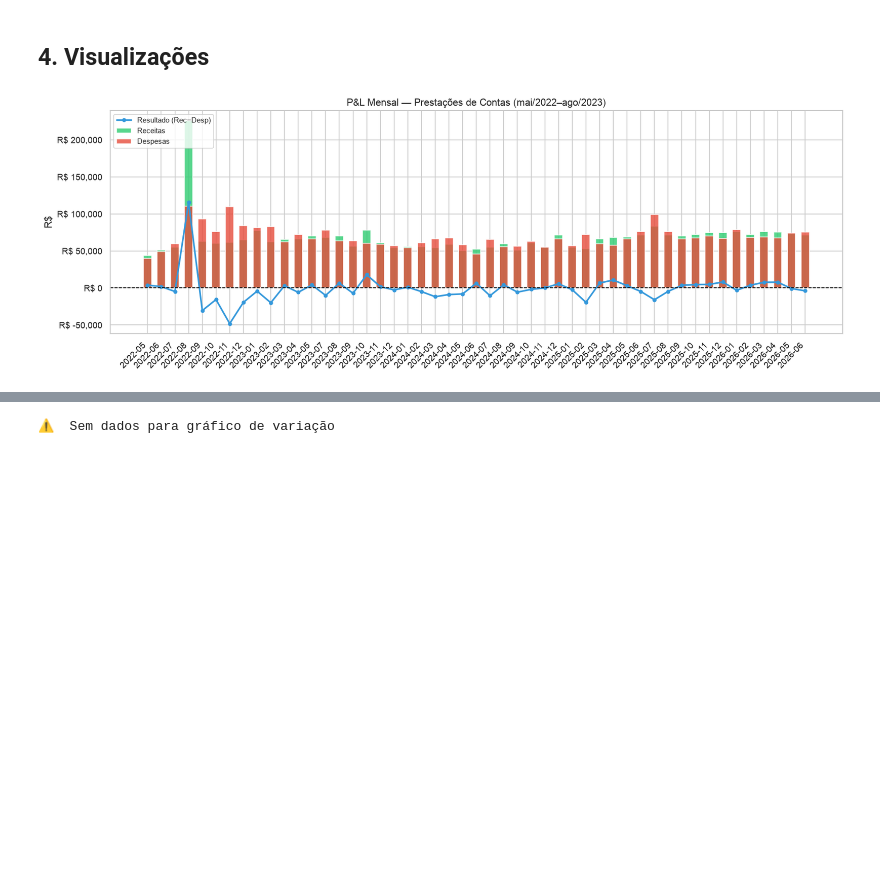
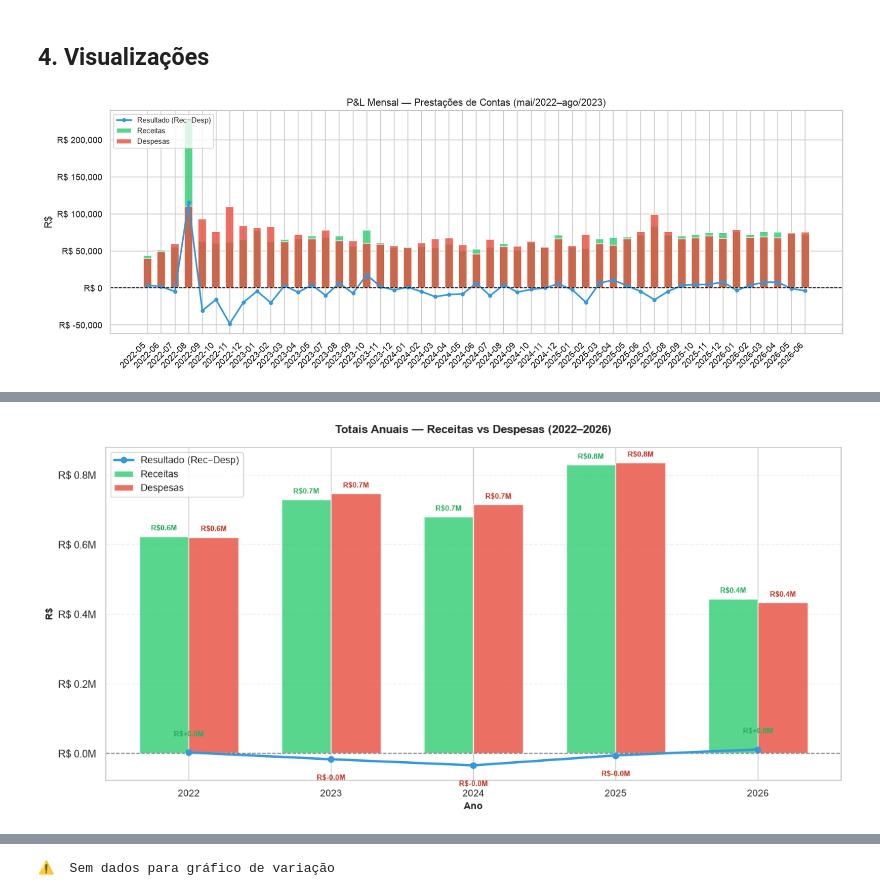
Before and after one commit to cgbas/anacondo, a Jupyter notebook: src/analise_prestacao_de_contas.ipynb, the cells around one changed output, grey strips where cells are left out. Saved outputs shown, nothing was run; the diff lists cells and outputs as text; code cells hidden in the pictures; blank space fills up the shorter version.

Commit message:
feat: consolidado anual

```diff
--- a/src/analise_prestacao_de_contas.ipynb
+++ b/src/analise_prestacao_de_contas.ipynb
@@ -403,0 +459,93 @@ plt.show()
+# %%
+# ── 4.2b Totais anuais — Receitas vs Despesas (2022-2026) ───────────────────
+
+# Extrair ano de mes_ano
+df_prest_copy = df_prest.copy()
+df_prest_copy["ano"] = df_prest_copy["mes_ano"].str[:4]
+
+# Agrupar por ano e tipo
+totais_anuais = (
+    df_prest_copy.groupby(["ano", "tipo"])["valor"]
+    .sum()
+    .unstack(fill_value=0)
+)
+
+# Normalizar nomes de colunas (podem ser "receita"/"despesa" ou "RECEITA"/"DESPESA")
+totais_anuais.columns = totais_anuais.columns.str.lower()
+
+# Calcular resultado anual
+totais_anuais["resultado"] = totais_anuais.get("receita", 0) - totais_anuais.get("despesa", 0)
+
+# Gráfico: barras agrupadas por ano + linha de resultado
+fig, ax = plt.subplots(figsize=(12, 6))
+
+x = np.arange(len(totais_anuais))
+width = 0.35
+
+barras_rec = ax.bar(x - width/2, totais_anuais.get("receita", 0), width,
+                     label="Receitas", color="#2ecc71", alpha=0.8)
+barras_desp = ax.bar(x + width/2, totais_anuais.get("despesa", 0), width,
+                      label="Despesas", color="#e74c3c", alpha=0.8)
+
+# Linha de resultado
+ax.plot(x, totais_anuais["resultado"], label="Resultado (Rec−Desp)",
+        color="#3498db", marker="o", linewidth=2.5, markersize=6, zorder=3)
+
+# Linha de referência em 0
+ax.axhline(0, color="black", linestyle="--", linewidth=1, alpha=0.5)
+
+# Anotações nos valores
+for i, (idx, row) in enumerate(totais_anuais.iterrows()):
+    rec = row.get("receita", 0)
+    desp = row.get("despesa", 0)
+    res = row["resultado"]
+
+    # Receita
+    ax.text(i - width/2, rec + max(totais_anuais.get("receita", [0]).max(), totais_anuais.get("despesa", [0]).max()) * 0.02,
+            f"R${rec/1e6:.1f}M", ha="center", fontsize=8, color="#27ae60", weight="bold")
+    # Despesa
+    ax.text(i + width/2, desp + max(totais_anuais.get("receita", [0]).max(), totais_anuais.get("despesa", [0]).max()) * 0.02,
+            f"R${desp/1e6:.1f}M", ha="center", fontsize=8, color="#c0392b", weight="bold")
+    # Resultado
+    cor_res = "#27ae60" if res > 0 else "#c0392b"
+    va_res = "bottom" if res >= 0 else "top"
+    offset_res = max(totais_anuais.get("receita", [0]).max(), totais_anuais.get("despesa", [0]).max()) * 0.05
+    y_pos = res + offset_res if res >= 0 else res - offset_res
+    ax.text(i, y_pos, f"R${res/1e6:+.1f}M", ha="center", fontsize=8,
+            color=cor_res, weight="bold", va=va_res)
+
+ax.set_xlabel("Ano", fontsize=10, weight="bold")
+ax.set_ylabel("R$", fontsize=10, weight="bold")
+ax.set_title("Totais Anuais — Receitas vs Despesas (2022–2026)", fontsize=12, weight="bold", pad=15)
+ax.set_xticks(x)
+ax.set_xticklabels(totais_anuais.index, fontsize=10)
+ax.yaxis.set_major_formatter(mticker.FuncFormatter(lambda v, _: f"R$ {v/1e6:.1f}M"))
+ax.legend(fontsize=10, loc="upper left")
+ax.grid(axis="y", alpha=0.3, linestyle="--")
+ax.set_axisbelow(True)
+
+plt.tight_layout()
+plt.show()
+
+# Tabela resumida
+print(f"\n{'='*80}")
+print("Resumo Anual — Receitas, Despesas e Resultado")
+print(f"{'='*80}")
+print(totais_anuais.round(2).to_string())
+
+print(f"\n{'='*80}")
+print("Análise por ano")
+print(f"{'='*80}")
+for ano in totais_anuais.index:
+    rec = totais_anuais.loc[ano].get("receita", 0)
+    desp = totais_anuais.loc[ano].get("despesa", 0)
+    res = totais_anuais.loc[ano]["resultado"]
+
+    pct_cobertura = (rec / desp * 100) if desp > 0 else 0
+    print(f"\n{ano}:")
+    print(f"  Receitas:     R$ {rec:>15,.2f}  ({rec/1e6:>6.2f}M)")
+    print(f"  Despesas:     R$ {desp:>15,.2f}  ({desp/1e6:>6.2f}M)")
+    print(f"  Resultado:    R$ {res:>15,.2f}  ({res/1e6:>6.2f}M)")
+    print(f"  Cobertura:    {pct_cobertura:>15.1f}%")
+# %% [output]
+[figure, added]
```
Also changed, not shown: parts of 5 cells of this notebook.
